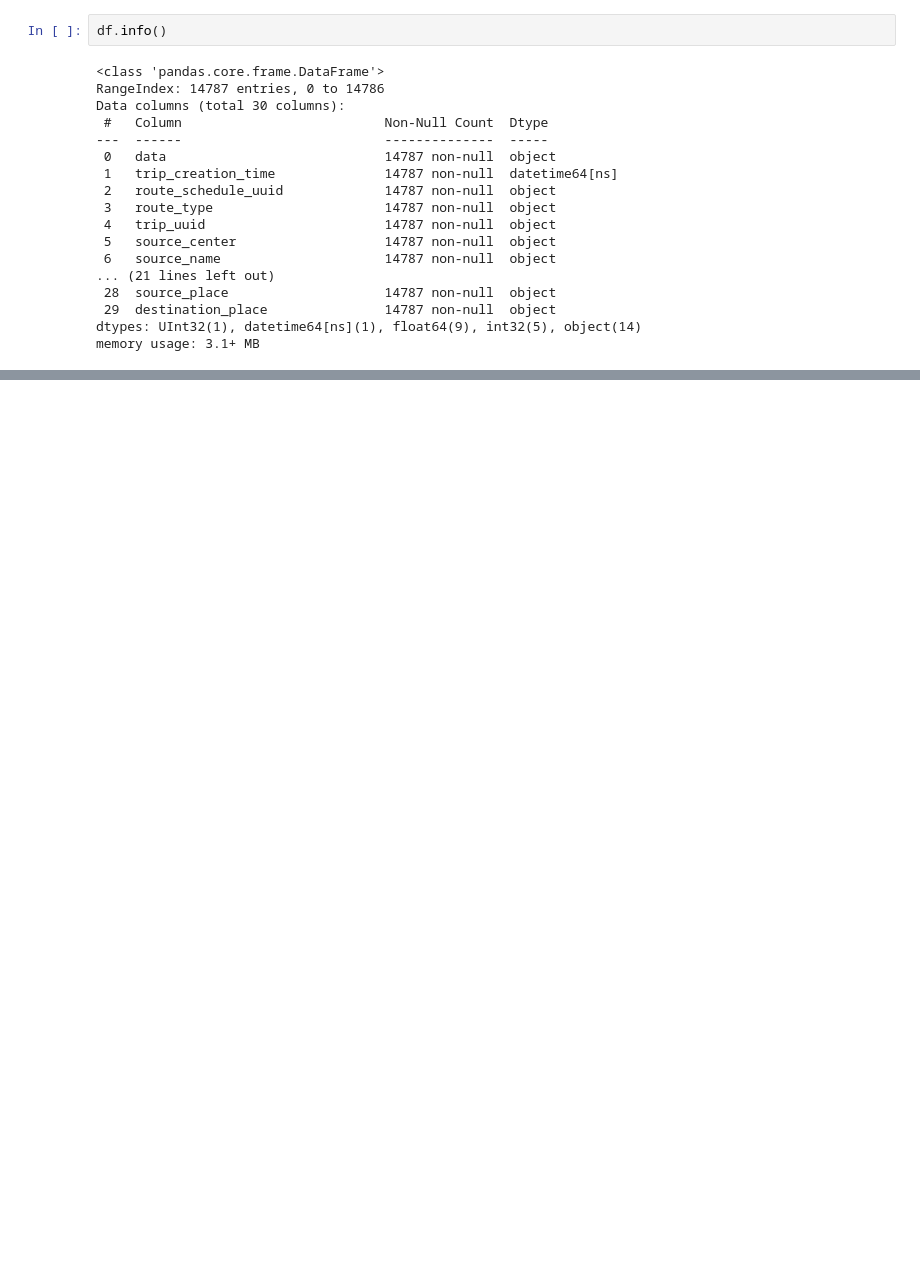
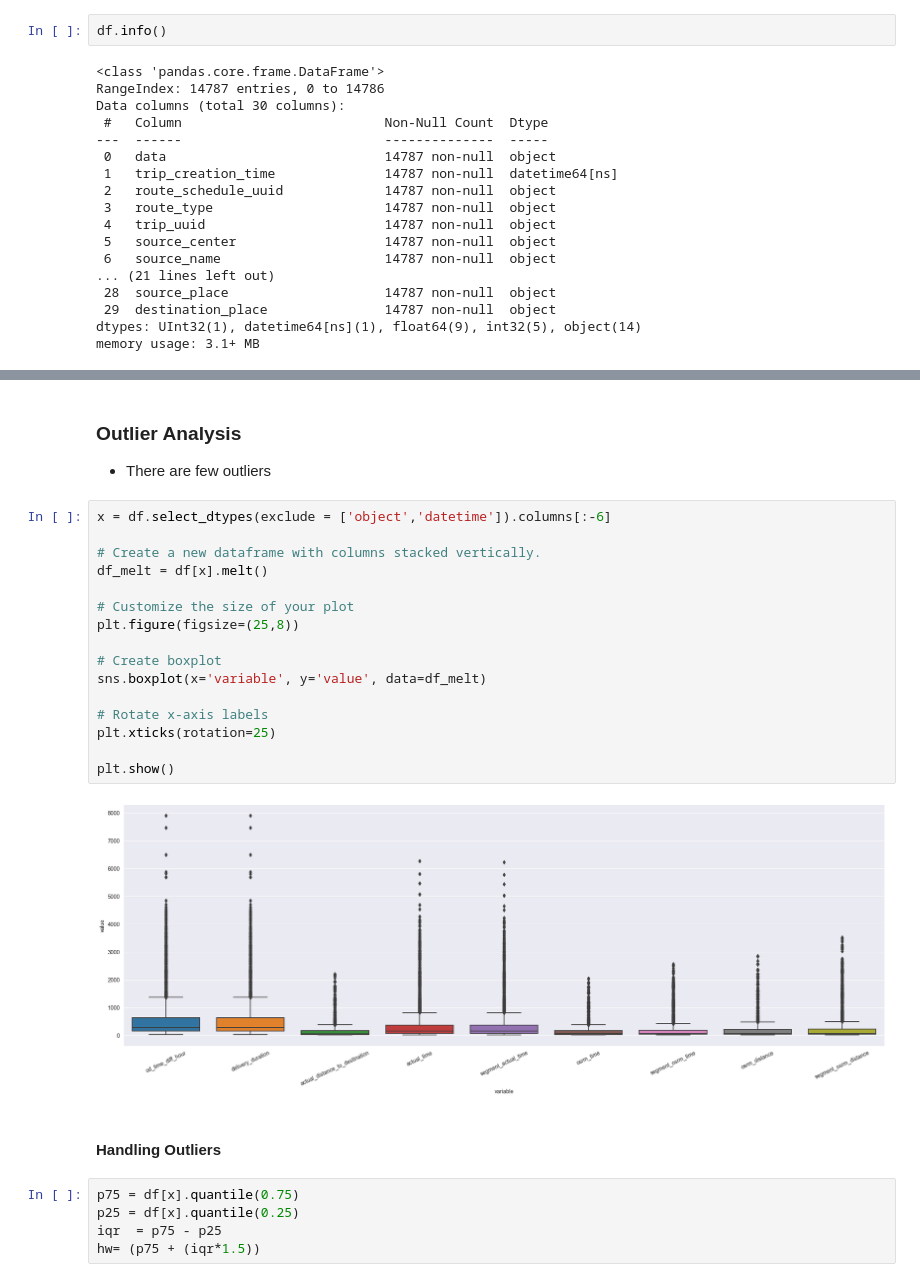
Before and after one commit to charles-owo/supply_chain_feature_engineering_analytics, a Jupyter notebook: supply_chain_service_feature_engineering.ipynb, the cells around one changed output, grey strips where cells are left out. Cells and saved outputs as stored; diff of their text form; blank space fills up the shorter version.

Commit message:
completed uni-variate analysis

```diff
--- a/supply_chain_service_feature_engineering.ipynb
+++ b/supply_chain_service_feature_engineering.ipynb
@@ -501,0 +499,29 @@ df
+# %% [markdown]
+
+### Outlier Analysis
+- There are few outliers
+# %%
+x = df.select_dtypes(exclude = ['object','datetime']).columns[:-6]
+
+# Create a new dataframe with columns stacked vertically.
+df_melt = df[x].melt()
+
+# Customize the size of your plot
+plt.figure(figsize=(25,8))
+
+# Create boxplot
+sns.boxplot(x='variable', y='value', data=df_melt)
+
+# Rotate x-axis labels
+plt.xticks(rotation=25)
+
+plt.show()
+# %% [output]
+[figure, added]
+# %% [markdown]
+#### Handling Outliers
+# %%
+p75 = df[x].quantile(0.75)
+p25 = df[x].quantile(0.25)
+iqr  = p75 - p25
+hw= (p75 + (iqr*1.5))
```
Also changed, not shown: parts of 28 cells of this notebook.
